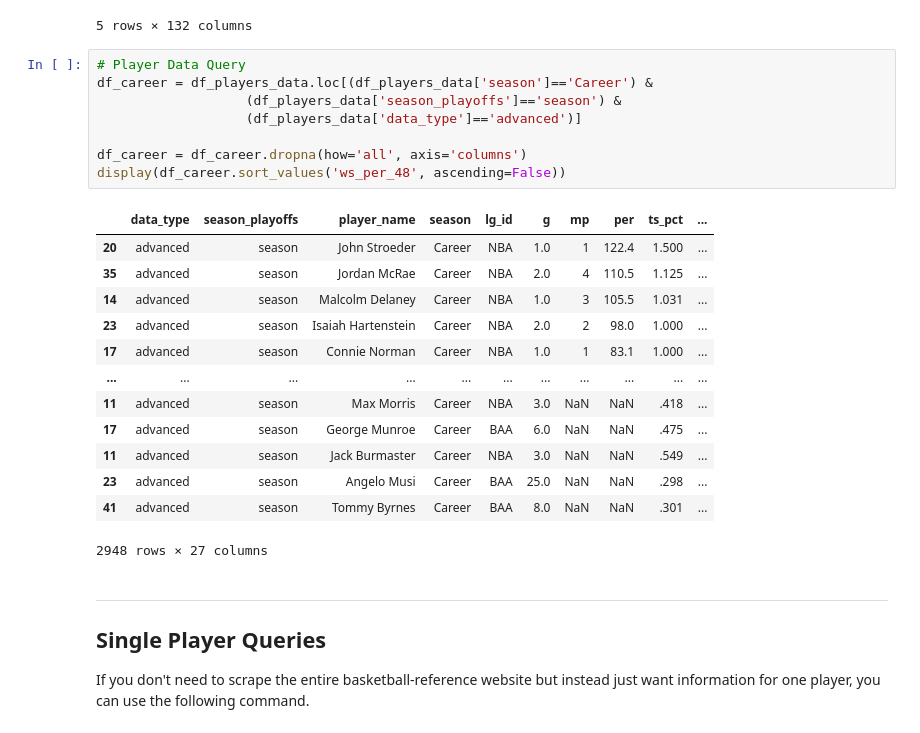
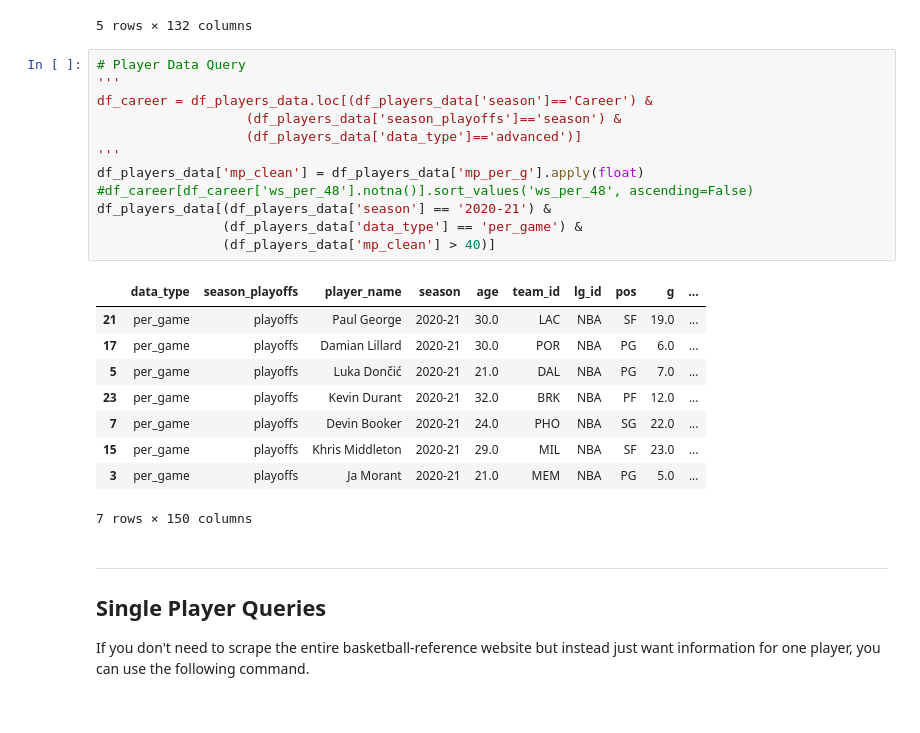
Before and after one commit to rahim-hashim/NBA-Prediction-Algorithms, a Jupyter notebook: basketball-reference-scraper.ipynb, the cells around one changed output. Cells and saved outputs as stored; diff of their text form.

Commit message:
all tables

```diff
--- a/basketball-reference-scraper.ipynb
+++ b/basketball-reference-scraper.ipynb
@@ -130,26 +154,26 @@ df_players_data.head(5)
 5 rows × 132 columns
 # %%
 # Player Data Query
+'''
 df_career = df_players_data.loc[(df_players_data['season']=='Career') &
                    (df_players_data['season_playoffs']=='season') &
                    (df_players_data['data_type']=='advanced')]
-
-df_career = df_career.dropna(how='all', axis='columns')
-display(df_career.sort_values('ws_per_48', ascending=False))
+'''
+df_players_data['mp_clean'] = df_players_data['mp_per_g'].apply(float)
+#df_career[df_career['ws_per_48'].notna()].sort_values('ws_per_48', ascending=False)
+df_players_data[(df_players_data['season'] == '2020-21') &
+                (df_players_data['data_type'] == 'per_game') &
+                (df_players_data['mp_clean'] > 40)]
 # %% [output]
-|  | data_type | season_playoffs | player_name | season | lg_id | g | mp | per | ts_pct | ... |
-| 20 | advanced | season | John Stroeder | Career | NBA | 1.0 | 1 | 122.4 | 1.500 | ... |
-| 35 | advanced | season | Jordan McRae | Career | NBA | 2.0 | 4 | 110.5 | 1.125 | ... |
-| 14 | advanced | season | Malcolm Delaney | Career | NBA | 1.0 | 3 | 105.5 | 1.031 | ... |
-| 23 | advanced | season | Isaiah Hartenstein | Career | NBA | 2.0 | 2 | 98.0 | 1.000 | ... |
-| 17 | advanced | season | Connie Norman | Career | NBA | 1.0 | 1 | 83.1 | 1.000 | ... |
-| ... | ... | ... | ... | ... | ... | ... | ... | ... | ... | ... |
-| 11 | advanced | season | Max Morris | Career | NBA | 3.0 | NaN | NaN | .418 | ... |
-| 17 | advanced | season | George Munroe | Career | BAA | 6.0 | NaN | NaN | .475 | ... |
-| 11 | advanced | season | Jack Burmaster | Career | NBA | 3.0 | NaN | NaN | .549 | ... |
-| 23 | advanced | season | Angelo Musi | Career | BAA | 25.0 | NaN | NaN | .298 | ... |
-| 41 | advanced | season | Tommy Byrnes | Career | BAA | 8.0 | NaN | NaN | .301 | ... |
+|  | data_type | season_playoffs | player_name | season | age | team_id | lg_id | pos | g | ... |
+| 21 | per_game | playoffs | Paul George | 2020-21 | 30.0 | LAC | NBA | SF | 19.0 | ... |
+| 17 | per_game | playoffs | Damian Lillard | 2020-21 | 30.0 | POR | NBA | PG | 6.0 | ... |
+| 5 | per_game | playoffs | Luka Dončić | 2020-21 | 21.0 | DAL | NBA | PG | 7.0 | ... |
+| 23 | per_game | playoffs | Kevin Durant | 2020-21 | 32.0 | BRK | NBA | PF | 12.0 | ... |
+| 7 | per_game | playoffs | Devin Booker | 2020-21 | 24.0 | PHO | NBA | SG | 22.0 | ... |
+| 15 | per_game | playoffs | Khris Middleton | 2020-21 | 29.0 | MIL | NBA | SF | 23.0 | ... |
+| 3 | per_game | playoffs | Ja Morant | 2020-21 | 21.0 | MEM | NBA | PG | 5.0 | ... |
-2948 rows × 27 columns
+7 rows × 150 columns
 # %% [markdown]
 ***
 ## Single Player Queries
```
Also changed, not shown: parts of 6 cells of this notebook, 4 other files.
